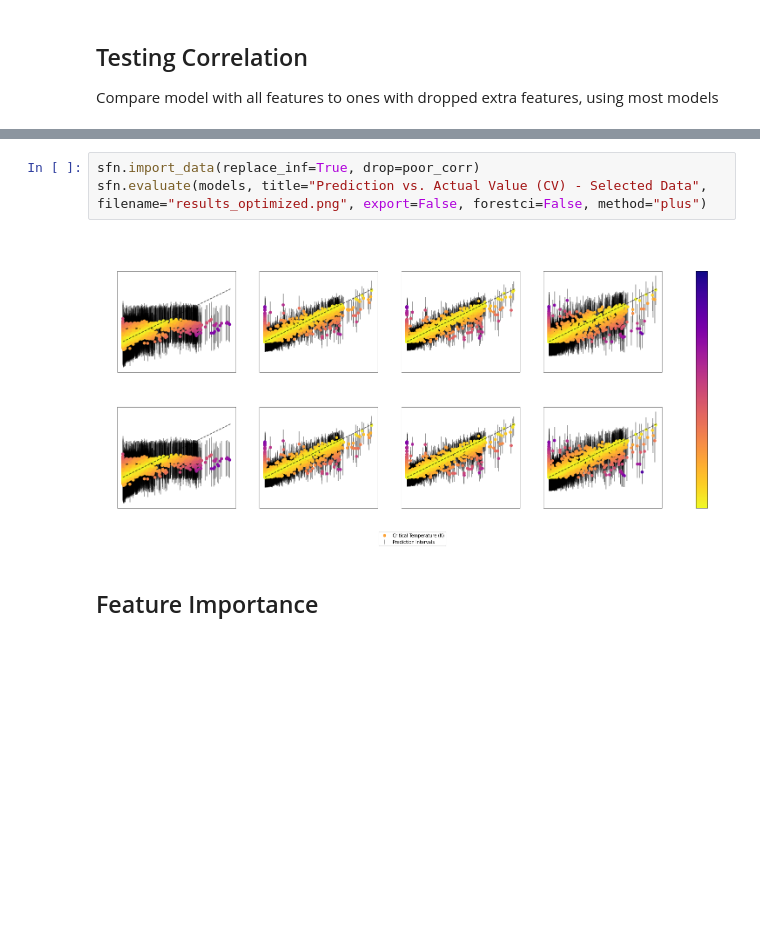
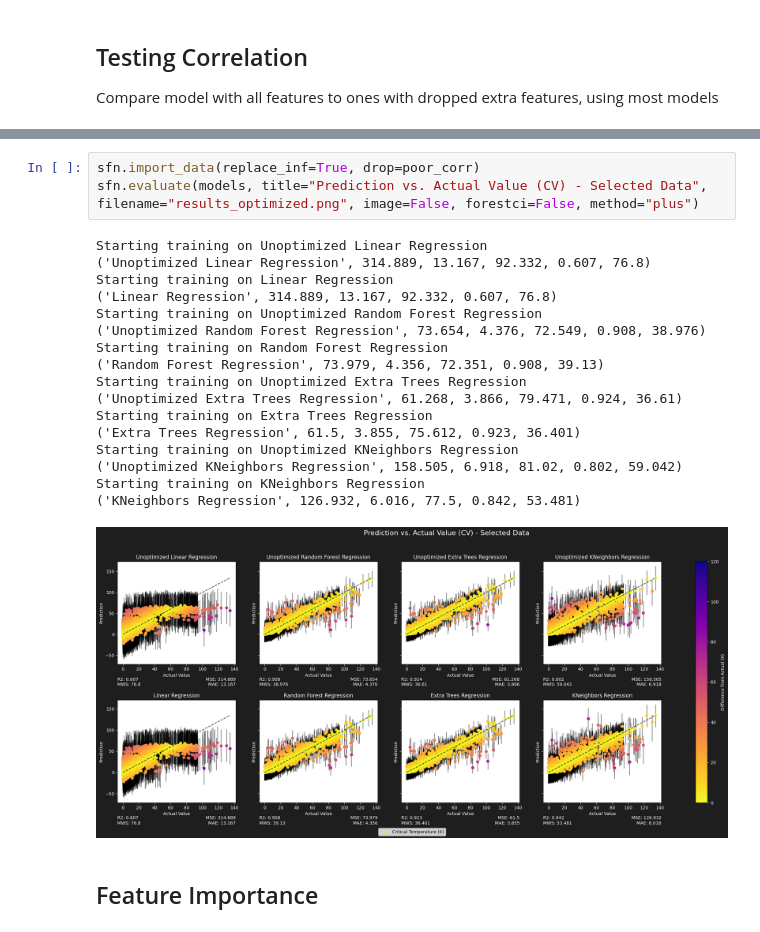
Before and after one commit to sylphrena0/classe, a Jupyter notebook: code/feature_selection.ipynb, the cells around one changed output, grey strips where cells are left out. Saved outputs shown, nothing was run; the diff lists cells and outputs as text; blank space fills up the shorter version.

```diff
--- a/code/feature_selection.ipynb
+++ b/code/feature_selection.ipynb
@@ -80,8 +96,24 @@ sfn.evaluate(models, title="Prediction vs. Actual Value (CV) - All Data", filena
 # %%
 sfn.import_data(replace_inf=True, drop=poor_corr)
-sfn.evaluate(models, title="Prediction vs. Actual Value (CV) - Selected Data", filename="results_optimized.png", export=False, forestci=False, method="plus")
+sfn.evaluate(models, title="Prediction vs. Actual Value (CV) - Selected Data", filename="results_optimized.png", image=False, forestci=False, method="plus")
 # %% [output]
+Starting training on Unoptimized Linear Regression
+('Unoptimized Linear Regression', 314.889, 13.167, 92.332, 0.607, 76.8)
+Starting training on Linear Regression
+('Linear Regression', 314.889, 13.167, 92.332, 0.607, 76.8)
+Starting training on Unoptimized Random Forest Regression
+('Unoptimized Random Forest Regression', 73.654, 4.376, 72.549, 0.908, 38.976)
+Starting training on Random Forest Regression
+('Random Forest Regression', 73.979, 4.356, 72.351, 0.908, 39.13)
+Starting training on Unoptimized Extra Trees Regression
+('Unoptimized Extra Trees Regression', 61.268, 3.866, 79.471, 0.924, 36.61)
+Starting training on Extra Trees Regression
+('Extra Trees Regression', 61.5, 3.855, 75.612, 0.923, 36.401)
+Starting training on Unoptimized KNeighbors Regression
+('Unoptimized KNeighbors Regression', 158.505, 6.918, 81.02, 0.802, 59.042)
+Starting training on KNeighbors Regression
+('KNeighbors Regression', 126.932, 6.016, 77.5, 0.842, 53.481)
-[figure, old version]
+[figure, new version]
 # %% [markdown]
 ## Feature Importance
 # %%
```
Also changed, not shown: parts of 7 cells of this notebook, 2 other files.
